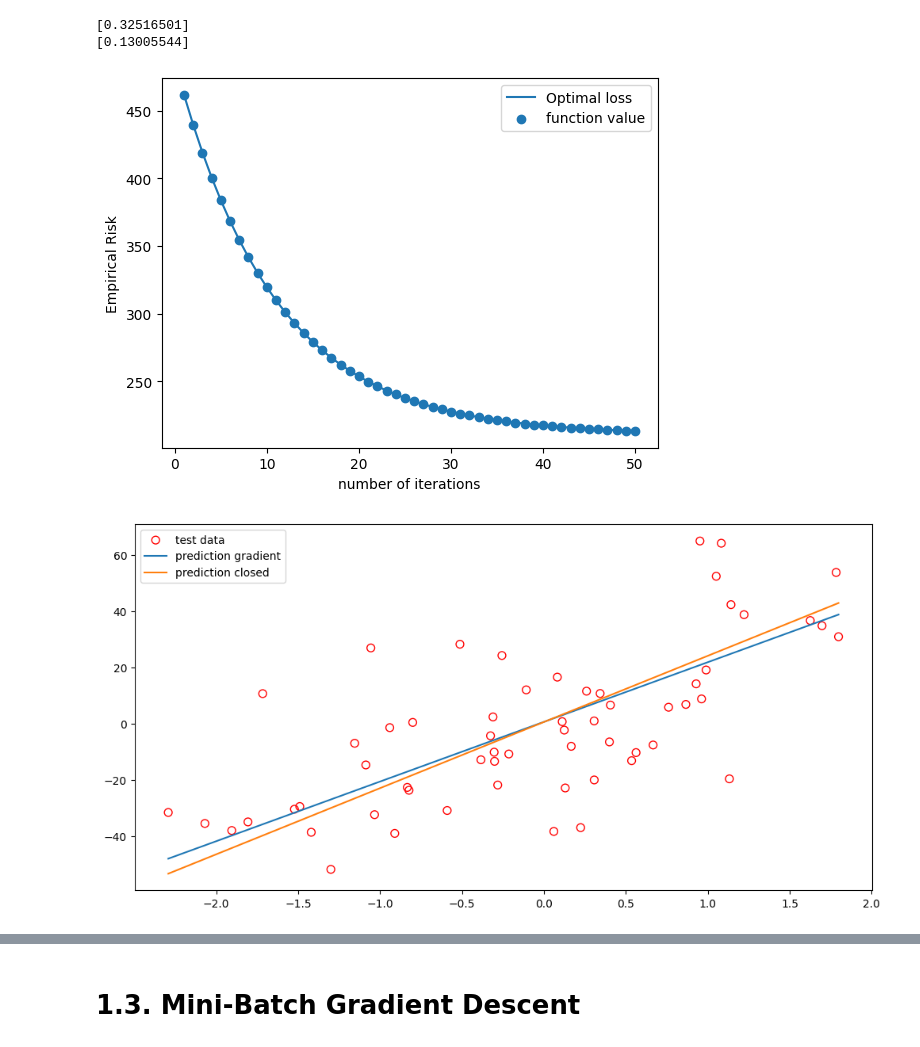
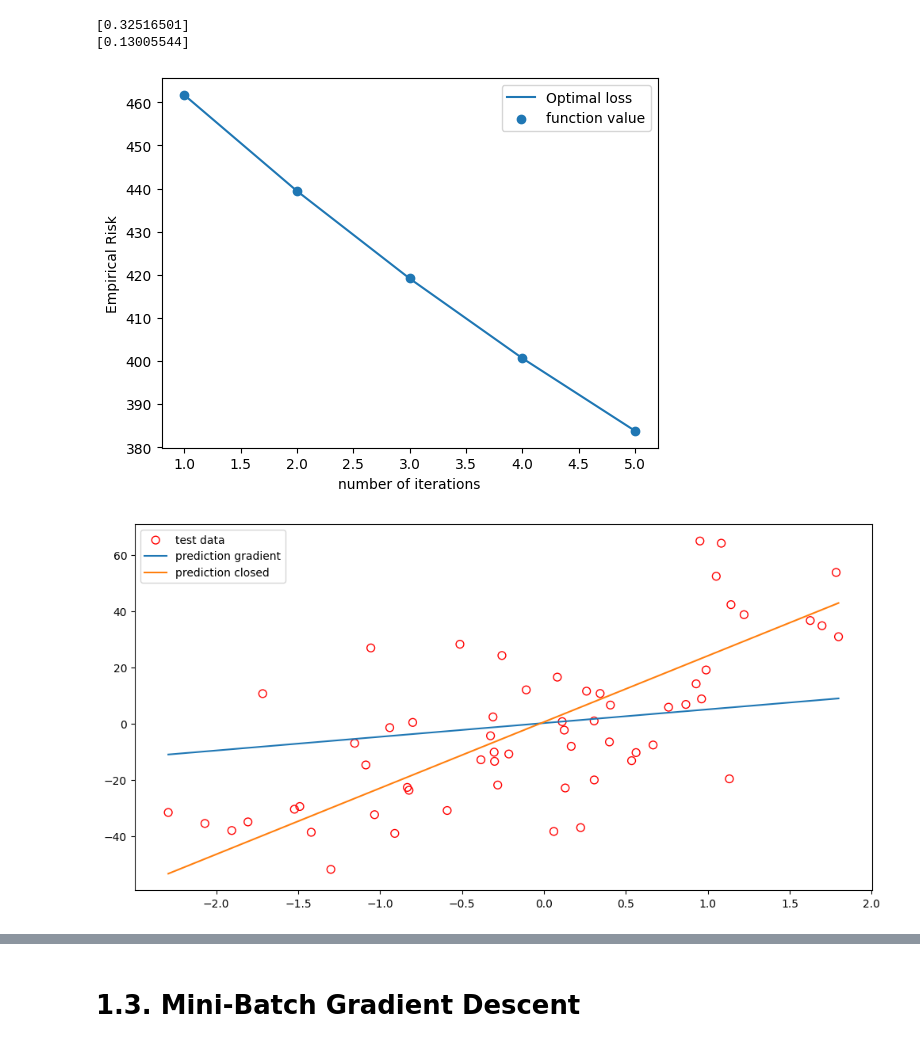
Before and after one commit to iandreileo/homework-ai-linear-regression, a Jupyter notebook: main copy.ipynb, the cells around one changed output, grey strips where cells are left out. Drawn from its saved outputs; the diff is of its cells as text; code cells hidden in the pictures.

```diff
--- a/main copy.ipynb
+++ b/main copy.ipynb
@@ -13,6 +14,7 @@ from sklearn.model_selection import train_test_split
 DATASET_TYPE = "simple" # simple, complex
 N_SAMPLES = 300
 M = 1
+EPOCHS = 5
 # %% [markdown]
 Functii pentru generarea de datasets
 # %%
@@ -265,7 +267,7 @@ class GradientDescent(object):
 # model = ...
 model_gradient = GradientDescent()
 
-epochs = 50
+# epochs = 5
 eta = 0.05
 
 # Folositi functia extract_polynomial_features pentru a introduce termenul de bias in matricile X_train si X_test
@@ -273,7 +275,7 @@ X_train_feat_gradient = extract_polynomial_features(X_train, M)
 X_test_feat_gradient = extract_polynomial_features(X_test, M)
 
 # antrenati modelul vostru
-model_gradient.fit(X_train_feat_gradient, t_train, epochs, eta)
+model_gradient.fit(X_train_feat_gradient, t_train, EPOCHS, eta)
 
 # obtineti predictia pe setul de antrenare si pe setul de test
 y_train_gradient = model_gradient.predict(X_train_feat_gradient)
@@ -291,14 +293,14 @@ y_test_sorted_gradient = sorted_stuffs[1]
 [0.13005544]
 # %%
 # w, risks, function_values = gradient_descent(X_train, t_train, epochs, eta)
-plt.plot(range(1, epochs+1), model_gradient.risks, label='Optimal loss')
-plt.scatter(range(1, epochs+1), model_gradient.function_values, label='function value')
+plt.plot(range(1, EPOCHS+1), model_gradient.risks, label='Optimal loss')
+plt.scatter(range(1, EPOCHS+1), model_gradient.function_values, label='function value')
 plt.xlabel('number of iterations')
 plt.ylabel('Empirical Risk')
 plt.legend()
 plt.show()
 # %% [output]
-[figure, old version]
+[figure, new version]
 # %%
 plt.figure(figsize=(12,6))
 # plt.scatter(X_train, t_train, facecolor="none", color="b", s=50, label="training data")
@@ -308,7 +310,7 @@ plt.plot(X_test_sorted, y_test_sorted, label="prediction closed")
 plt.legend()
 plt.show()
 # %% [output]
-[figure, old version]
+[figure, new version]
 # %%
 plt.figure(figsize=(12,6))
 # plt.scatter(X_train, t_train, facecolor="none", color="b", s=50, label="training data")
```
Also changed, not shown: parts of 10 cells of this notebook.
